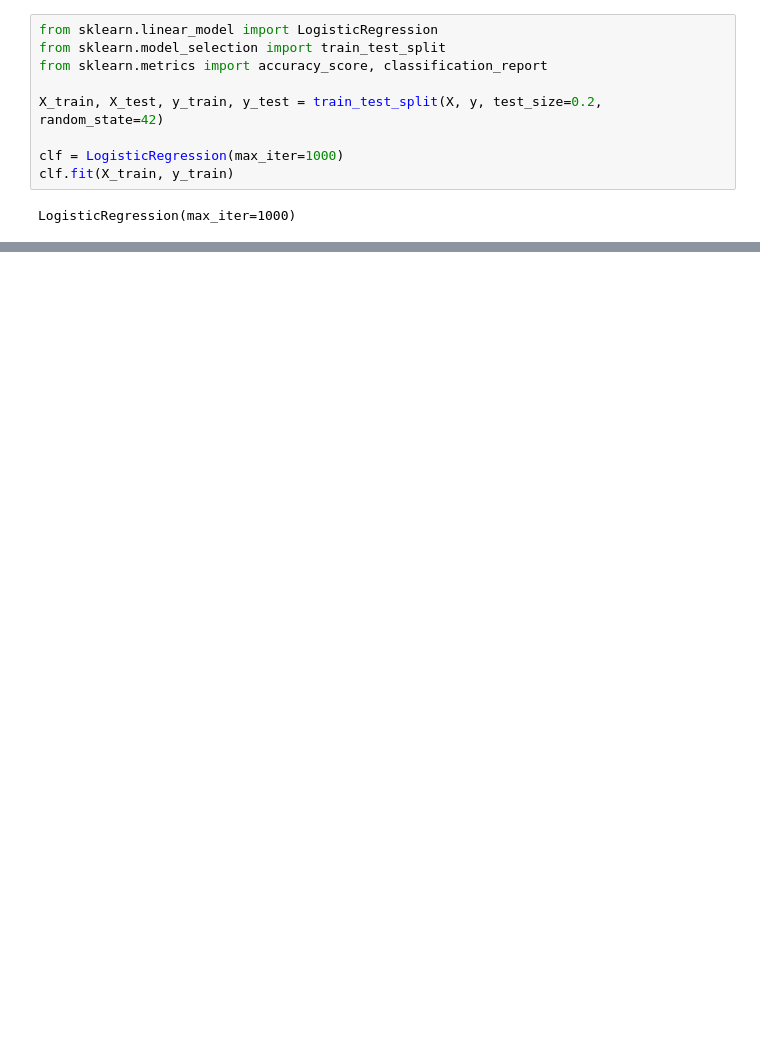
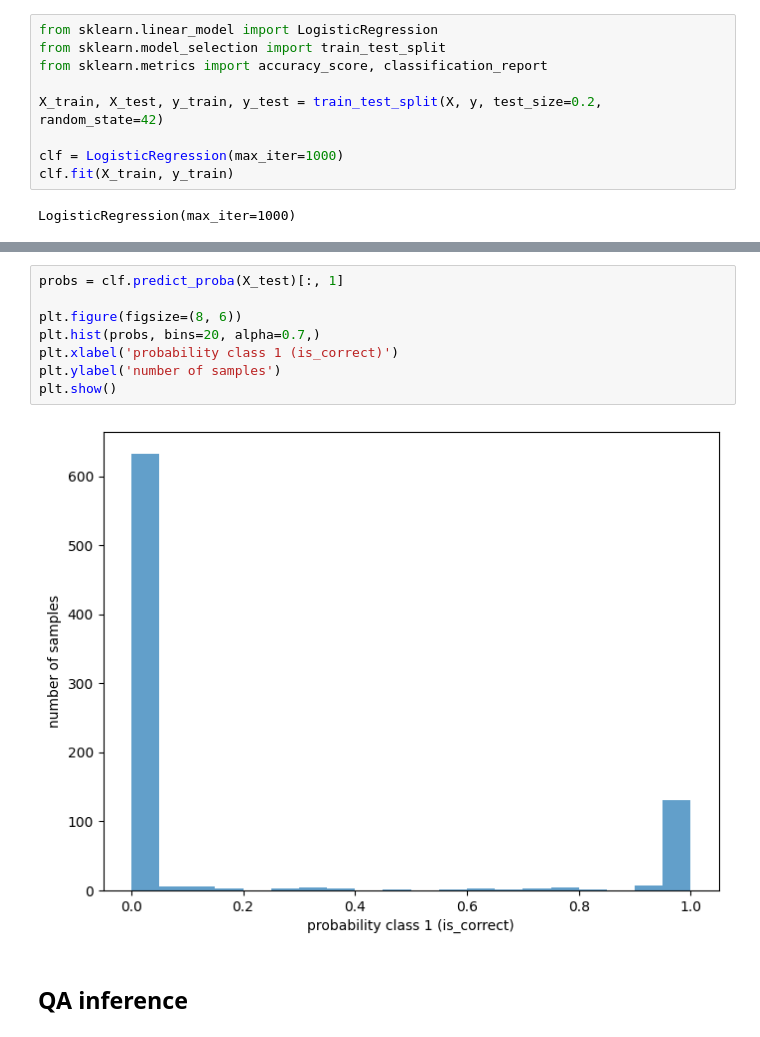
Before and after one commit to sashaboriskin/rag_routing, a Jupyter notebook: notebooks/answer_forward_logreg.ipynb, the cells around one changed output, grey strips where cells are left out. Saved outputs shown, nothing was run; the diff lists cells and outputs as text; blank space fills up the shorter version.

```diff
--- a/notebooks/answer_forward_logreg.ipynb
+++ b/notebooks/answer_forward_logreg.ipynb
@@ -183,0 +224,12 @@ weighted avg       0.67      0.67      0.67       100
+# %%
+probs = clf.predict_proba(X_test)[:, 1]
+
+plt.figure(figsize=(8, 6))
+plt.hist(probs, bins=20, alpha=0.7,)
+plt.xlabel('probability class 1 (is_correct)')
+plt.ylabel('number of samples')
+plt.show()
+# %% [output]
+[figure, added]
+# %% [markdown]
+## QA inference
```
Also changed, not shown: parts of 14 cells of this notebook.
